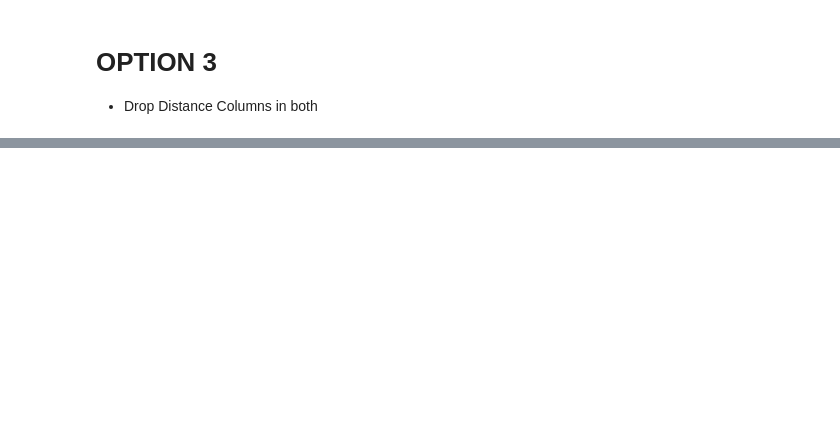
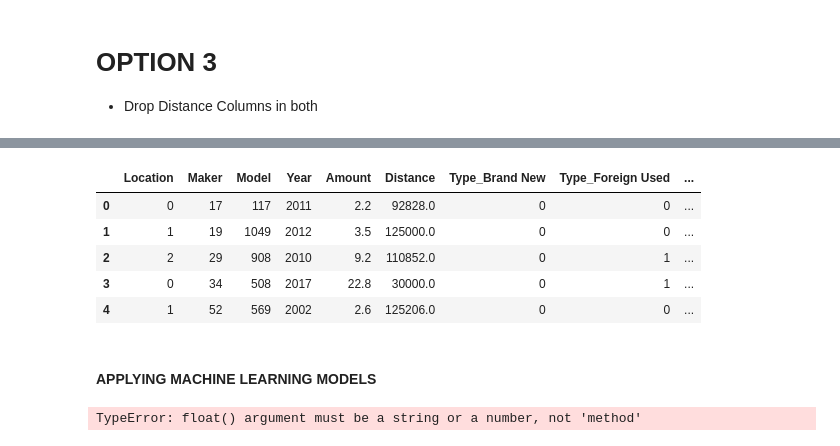
Before and after one commit to gilbertxvictor/Zindi-DSN-Car-Price-Prediction-COmpetion, a Jupyter notebook: TASK 1.IPYNB, the cells around one changed output, grey strips where cells are left out. Cells and saved outputs as stored; diff of their text form; code cells hidden in the pictures; blank space fills up the shorter version.

```diff
--- a/TASK 1.IPYNB
+++ b/TASK 1.IPYNB
@@ -334,0 +729,11 @@ test2  = test.copy()
+# %%
+traindemo.head()
+# %% [output]
+|  | Location | Maker | Model | Year | Amount | Distance | Type_Brand New | Type_Foreign Used | ... |
+| 0 | 0 | 17 | 117 | 2011 | 2.2 | 92828.0 | 0 | 0 | ... |
+| 1 | 1 | 19 | 1049 | 2012 | 3.5 | 125000.0 | 0 | 0 | ... |
+| 2 | 2 | 29 | 908 | 2010 | 9.2 | 110852.0 | 0 | 1 | ... |
+| 3 | 0 | 34 | 508 | 2017 | 22.8 | 30000.0 | 0 | 1 | ... |
+| 4 | 1 | 52 | 569 | 2002 | 2.6 | 125206.0 | 0 | 0 | ... |
+# %% [markdown]
+#### APPLYING MACHINE LEARNING MODELS
@@ -334,0 +743,15 @@ test2  = test.copy()
+# %%
+#EVAL DISTANCE USING RANDOM FOR ATTAINING MISSING DISTANCE
+from sklearn.ensemble import RandomForestRegressor
+model = RandomForestRegressor()
+
+#Train Model
+model.fit(X, Y)
+
+# Make PREDICTIONS
+prices = model.predict(test4)
+
+#SAEV AS FILE
+pd.DataFrame({'VehicleID' : vechile , 'Amount (Million Naira)' : prices}).to_csv('christain + randomforest.csv', index =- False)
+# %% [output]
+TypeError: float() argument must be a string or a number, not 'method'
```
Also changed, not shown: parts of 37 cells of this notebook.
